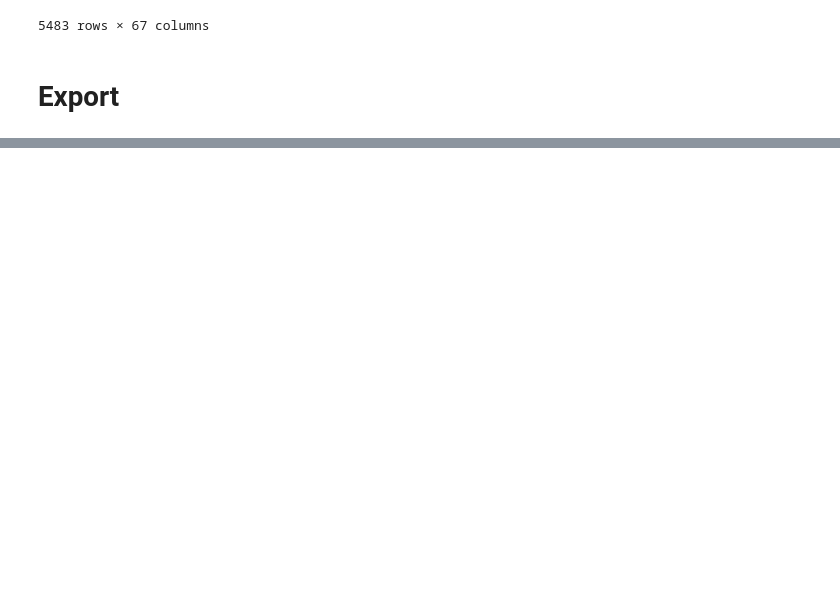
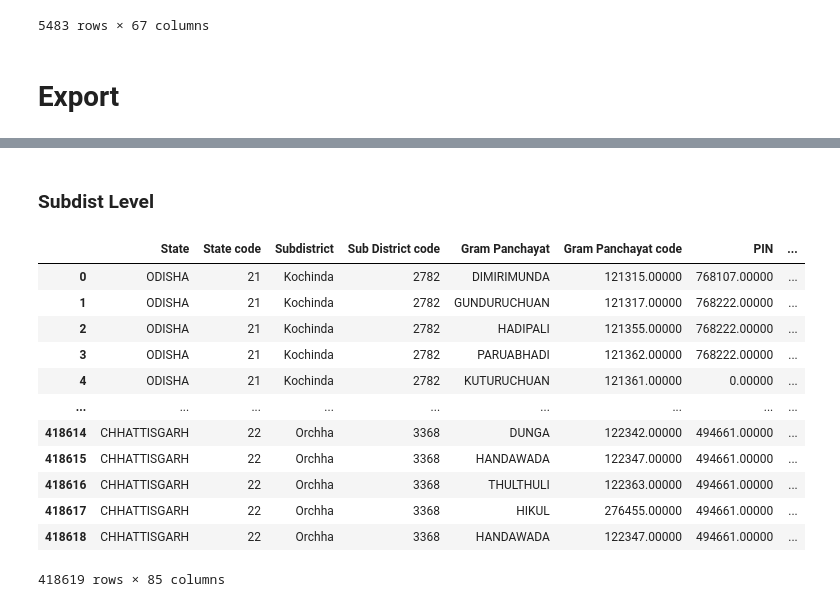
Before and after one commit to SaiSiddhardhaKalla/Master_Thesis, a Jupyter notebook: 09_Panel_Clean.ipynb, the cells around one changed output, grey strips where cells are left out. Drawn from its saved outputs; the diff is of its cells as text; code cells hidden in the pictures; blank space fills up the shorter version.

```diff
--- a/09_Panel_Clean.ipynb
+++ b/09_Panel_Clean.ipynb
@@ -1307,0 +1385,32 @@ panel_cat_old.to_csv('/Users/sid/Desktop/2020catdata_old2.csv',index=False)
+# %% [markdown]
+### Subdist Level
+# %%
+mer_sub = meg.groupby(['State','District','District code','Sub District']).agg({'avg_ntl': 'sum', 'total_population': 'sum',
+                                                                               'med':'sum','edu':'sum','transportadmin':'sum',
+                                                                               'road':'sum','SubDistrict Area':'mean'}).reset_index()
+mer_sub['avg_ntl'] = mer_sub['avg_ntl'].astype(float)
+mer_sub = mer_sub.rename(columns={'avg_ntl': 'subdist_ntl', 'total_population': 'subdist_population',
+                                  'agro':'subdist_agro_sum','med':'subdist_med_sum','edu':'subdist_edu_sum',
+                                  'transportadmin':'subdist_transportadmin_sum','SubDistrict Area':'area',
+                                  'road':'villages_road'
+                                  })
+mer_sub['subdist_ntl_pc'] = mer_sub['subdist_ntl']/mer_sub['subdist_population']
+mer_all_sub = pd.merge(meg, mer_sub, on=['Sub District','District','District code','State'], how='outer')
+mer_all_sub['subdist_pop_share'] = mer_all_sub['total_population']/mer_all_sub['subdist_population']
+
+mer_all_sub = mer_all_sub.rename(columns={'Sub District':'Subdistrict'})
+mer_all_sub
+# %% [output]
+|  | State | State code | Subdistrict | Sub District code | Gram Panchayat | Gram Panchayat code | PIN | ... |
+| 0 | ODISHA | 21 | Kochinda | 2782 | DIMIRIMUNDA | 121315.00000 | 768107.00000 | ... |
+| 1 | ODISHA | 21 | Kochinda | 2782 | GUNDURUCHUAN | 121317.00000 | 768222.00000 | ... |
+| 2 | ODISHA | 21 | Kochinda | 2782 | HADIPALI | 121355.00000 | 768222.00000 | ... |
+| 3 | ODISHA | 21 | Kochinda | 2782 | PARUABHADI | 121362.00000 | 768222.00000 | ... |
+| 4 | ODISHA | 21 | Kochinda | 2782 | KUTURUCHUAN | 121361.00000 | 0.00000 | ... |
+| ... | ... | ... | ... | ... | ... | ... | ... | ... |
+| 418614 | CHHATTISGARH | 22 | Orchha | 3368 | DUNGA | 122342.00000 | 494661.00000 | ... |
+| 418615 | CHHATTISGARH | 22 | Orchha | 3368 | HANDAWADA | 122347.00000 | 494661.00000 | ... |
+| 418616 | CHHATTISGARH | 22 | Orchha | 3368 | THULTHULI | 122363.00000 | 494661.00000 | ... |
+| 418617 | CHHATTISGARH | 22 | Orchha | 3368 | HIKUL | 276455.00000 | 494661.00000 | ... |
+| 418618 | CHHATTISGARH | 22 | Orchha | 3368 | HANDAWADA | 122347.00000 | 494661.00000 | ... |
+418619 rows × 85 columns
```
Also changed, not shown: parts of 14 cells of this notebook, 2 other files.
